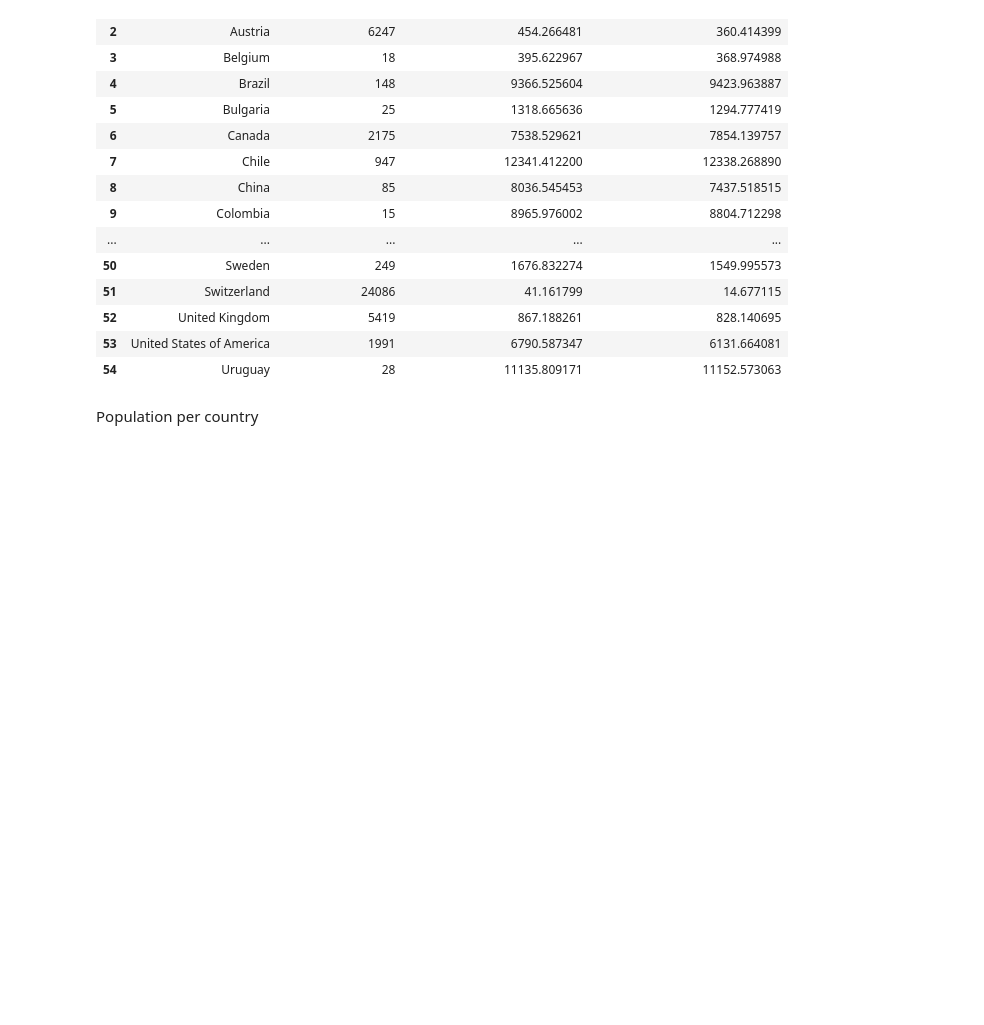
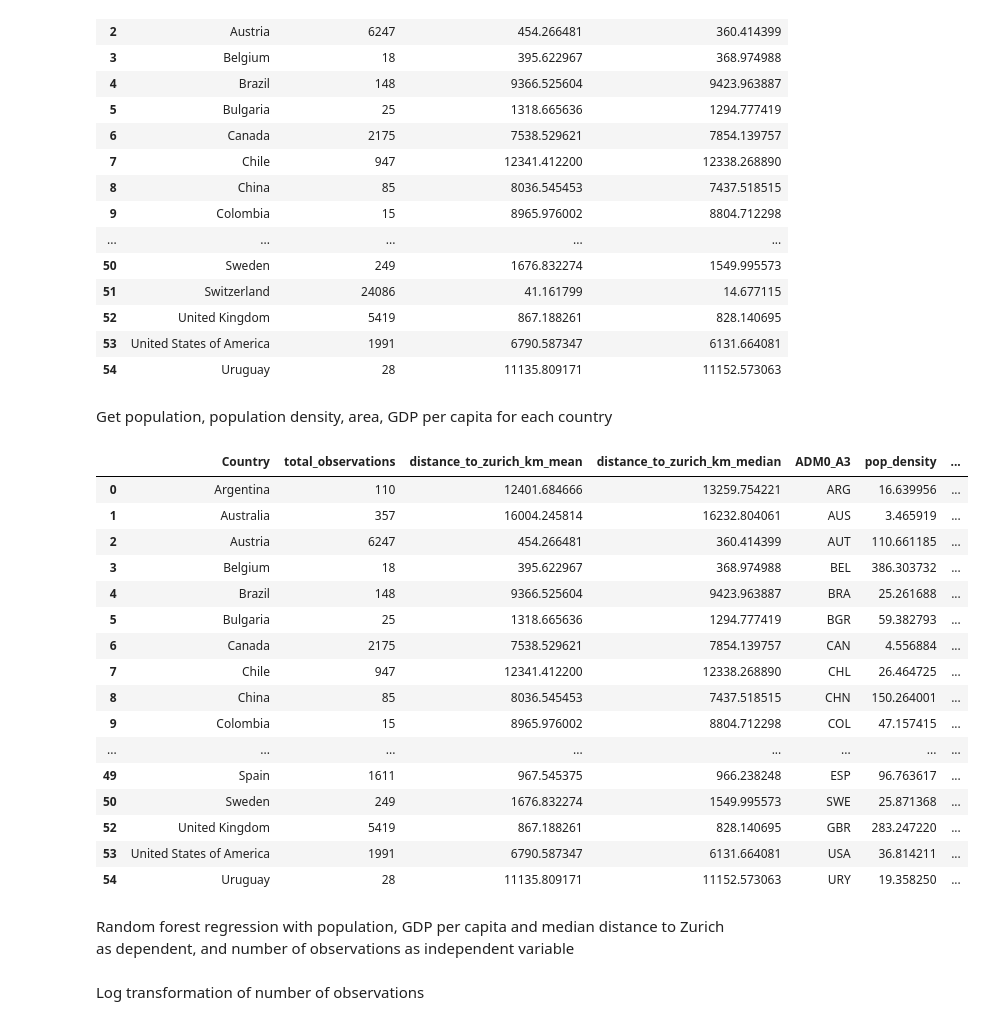
Before and after one commit to yannicknicolaswirz/Master_Thesis, a Jupyter notebook: Code/Part3_Regression.ipynb, the cells around one changed output. Saved outputs shown, nothing was run; the diff lists cells and outputs as text; code cells hidden in the pictures; blank space fills up the shorter version.

Commit message:
code finished for first time

```diff
--- a/Code/Part3_Regression.ipynb
+++ b/Code/Part3_Regression.ipynb
@@ -78,4 +86,53 @@ distance_per_country
 | 53 | United States of America | 1991 | 6790.587347 | 6131.664081 |
 | 54 | Uruguay | 28 | 11135.809171 | 11152.573063 |
 # %% [markdown]
-Population per country
+Get population, population density, area, GDP per capita for each country
+# %%
+world_area = gpd.read_file("../Borders/ne_10m_admin_0_countries/ne_10m_admin_0_countries.shp", engine="fiona")
+world_area = world_area.to_crs("ESRI:54009")
+world_area["area_km2"] = world_area.geometry.area / 1e6
+country_attrs = world_area[["ADM0_A3", "area_km2"]].copy()
+
+indicators = {
+    "SP.POP.TOTL": "population",
+    "NY.GDP.PCAP.CD": "gdp_per_capita",
+    "EN.POP.DNST": "pop_density",
+}
+
+wb_df = wb.data.DataFrame(list(indicators), time=2023, labels=False).reset_index()
+wb_df = wb_df.rename(columns={"economy": "ADM0_A3", **indicators})
+
+edu_df = pd.read_csv("../Education_Index/Education_index.csv", sep=";", encoding="utf-8-sig")
+edu_df = edu_df[["ADM0_A3", "Education_Index"]]
+
+regression_data = distance_per_country.copy()
+regression_data["ADM0_A3"] = regression_data["Country"].apply(own.get_iso3)
+regression_data = regression_data.merge(wb_df, on="ADM0_A3", how="left")
+regression_data = regression_data.merge(country_attrs, on="ADM0_A3", how="left")
+regression_data = regression_data.merge(edu_df, on="ADM0_A3", how="left")
+
+regression_data = regression_data[regression_data["ADM0_A3"] != "CHE"]
+
+regression_data
+# %% [output]
+|  | Country | total_observations | distance_to_zurich_km_mean | distance_to_zurich_km_median | ADM0_A3 | pop_density | ... |
+| 0 | Argentina | 110 | 12401.684666 | 13259.754221 | ARG | 16.639956 | ... |
+| 1 | Australia | 357 | 16004.245814 | 16232.804061 | AUS | 3.465919 | ... |
+| 2 | Austria | 6247 | 454.266481 | 360.414399 | AUT | 110.661185 | ... |
+| 3 | Belgium | 18 | 395.622967 | 368.974988 | BEL | 386.303732 | ... |
+| 4 | Brazil | 148 | 9366.525604 | 9423.963887 | BRA | 25.261688 | ... |
+| 5 | Bulgaria | 25 | 1318.665636 | 1294.777419 | BGR | 59.382793 | ... |
+| 6 | Canada | 2175 | 7538.529621 | 7854.139757 | CAN | 4.556884 | ... |
+| 7 | Chile | 947 | 12341.412200 | 12338.268890 | CHL | 26.464725 | ... |
+| 8 | China | 85 | 8036.545453 | 7437.518515 | CHN | 150.264001 | ... |
+| 9 | Colombia | 15 | 8965.976002 | 8804.712298 | COL | 47.157415 | ... |
+| ... | ... | ... | ... | ... | ... | ... | ... |
+| 49 | Spain | 1611 | 967.545375 | 966.238248 | ESP | 96.763617 | ... |
+| 50 | Sweden | 249 | 1676.832274 | 1549.995573 | SWE | 25.871368 | ... |
+| 52 | United Kingdom | 5419 | 867.188261 | 828.140695 | GBR | 283.247220 | ... |
+| 53 | United States of America | 1991 | 6790.587347 | 6131.664081 | USA | 36.814211 | ... |
+| 54 | Uruguay | 28 | 11135.809171 | 11152.573063 | URY | 19.358250 | ... |
+# %% [markdown]
+Random forest regression with population, GDP per capita and median distance to Zurich as dependent, and number of observations as independent variable
+# %% [markdown]
+Log transformation of number of observations
```
Also changed, not shown: parts of 8 cells of this notebook, 13 other files.
